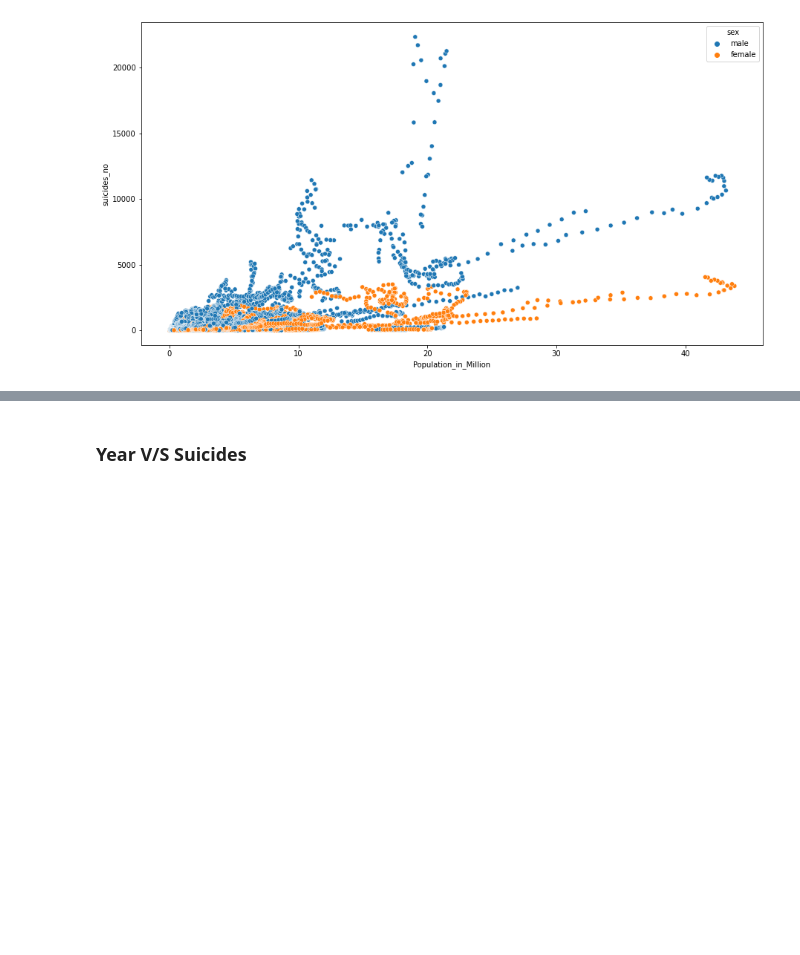
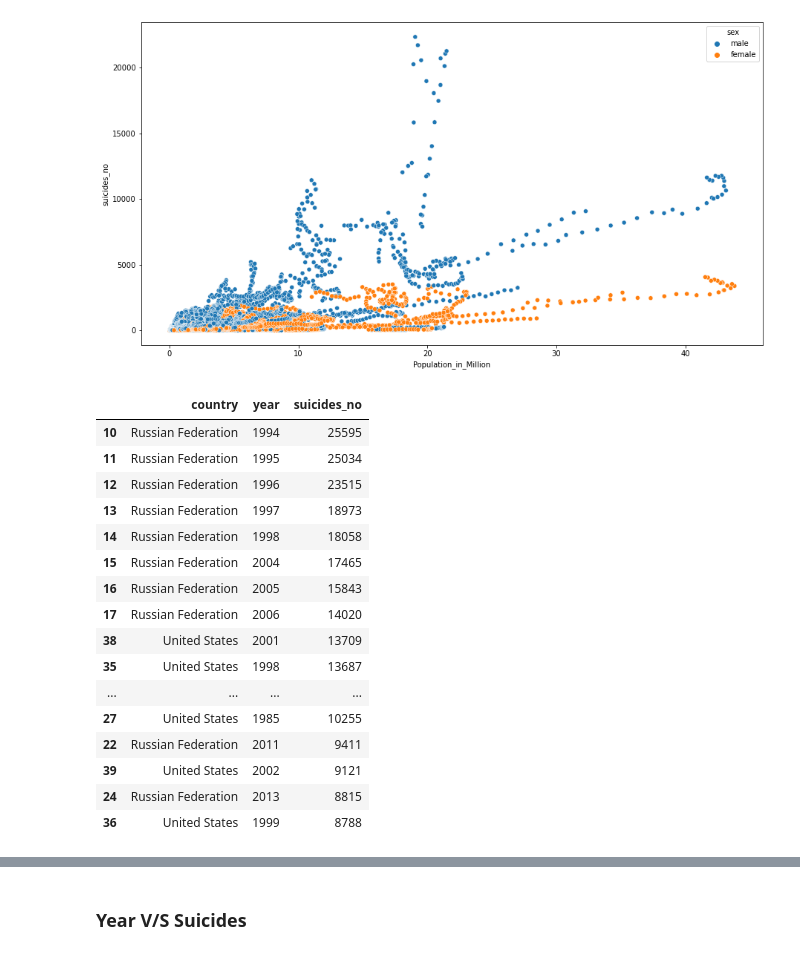
Before and after one commit to Rakesh-Kashyap-git/PythonPortFolioProjects, a Jupyter notebook: Suicide_Rates.ipynb, the cells around one changed output, grey strips where cells are left out. Drawn from its saved outputs; the diff is of its cells as text; code cells hidden in the pictures; blank space fills up the shorter version.

```diff
--- a/Suicide_Rates.ipynb
+++ b/Suicide_Rates.ipynb
@@ -342,3 +357,23 @@ plt.figure(figsize=(15,8))
 sns.scatterplot(x='Population_in_Million',y='suicides_no',hue='sex',data=df,);
 # %% [output]
 [figure]
+# %%
+df[ (df['Population_in_Million'] > 19) & (df['Population_in_Million'] < 21) ].groupby(['country','year'])['suicides_no'].sum().reset_index().sort_values('suicides_no',ascending=False).head(20)
+# %% [output]
+|  | country | year | suicides_no |
+| 10 | Russian Federation | 1994 | 25595 |
+| 11 | Russian Federation | 1995 | 25034 |
+| 12 | Russian Federation | 1996 | 23515 |
+| 13 | Russian Federation | 1997 | 18973 |
+| 14 | Russian Federation | 1998 | 18058 |
+| 15 | Russian Federation | 2004 | 17465 |
+| 16 | Russian Federation | 2005 | 15843 |
+| 17 | Russian Federation | 2006 | 14020 |
+| 38 | United States | 2001 | 13709 |
+| 35 | United States | 1998 | 13687 |
+| ... | ... | ... | ... |
+| 27 | United States | 1985 | 10255 |
+| 22 | Russian Federation | 2011 | 9411 |
+| 39 | United States | 2002 | 9121 |
+| 24 | Russian Federation | 2013 | 8815 |
+| 36 | United States | 1999 | 8788 |
```
Also changed, not shown: parts of 36 cells of this notebook.
